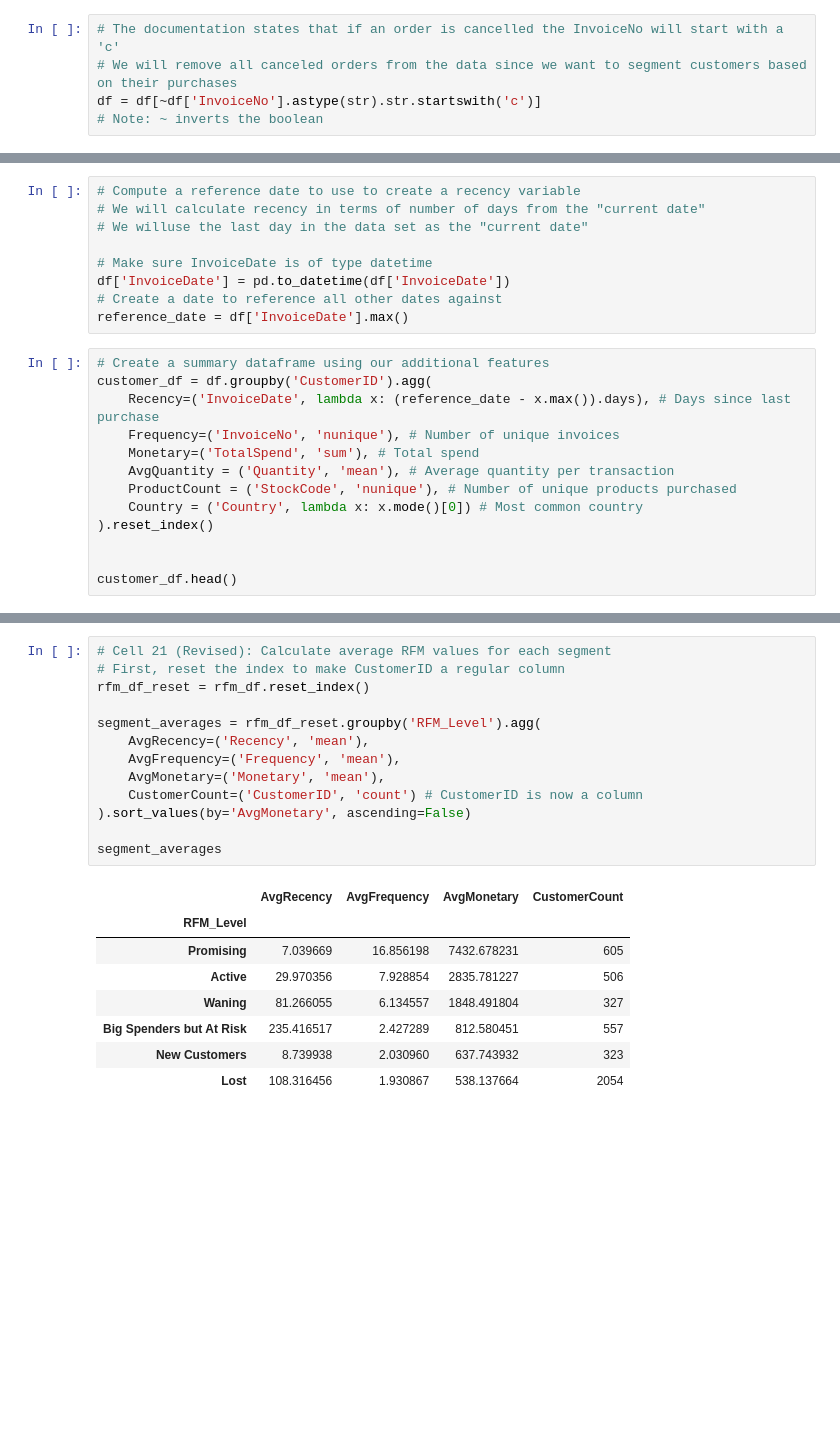
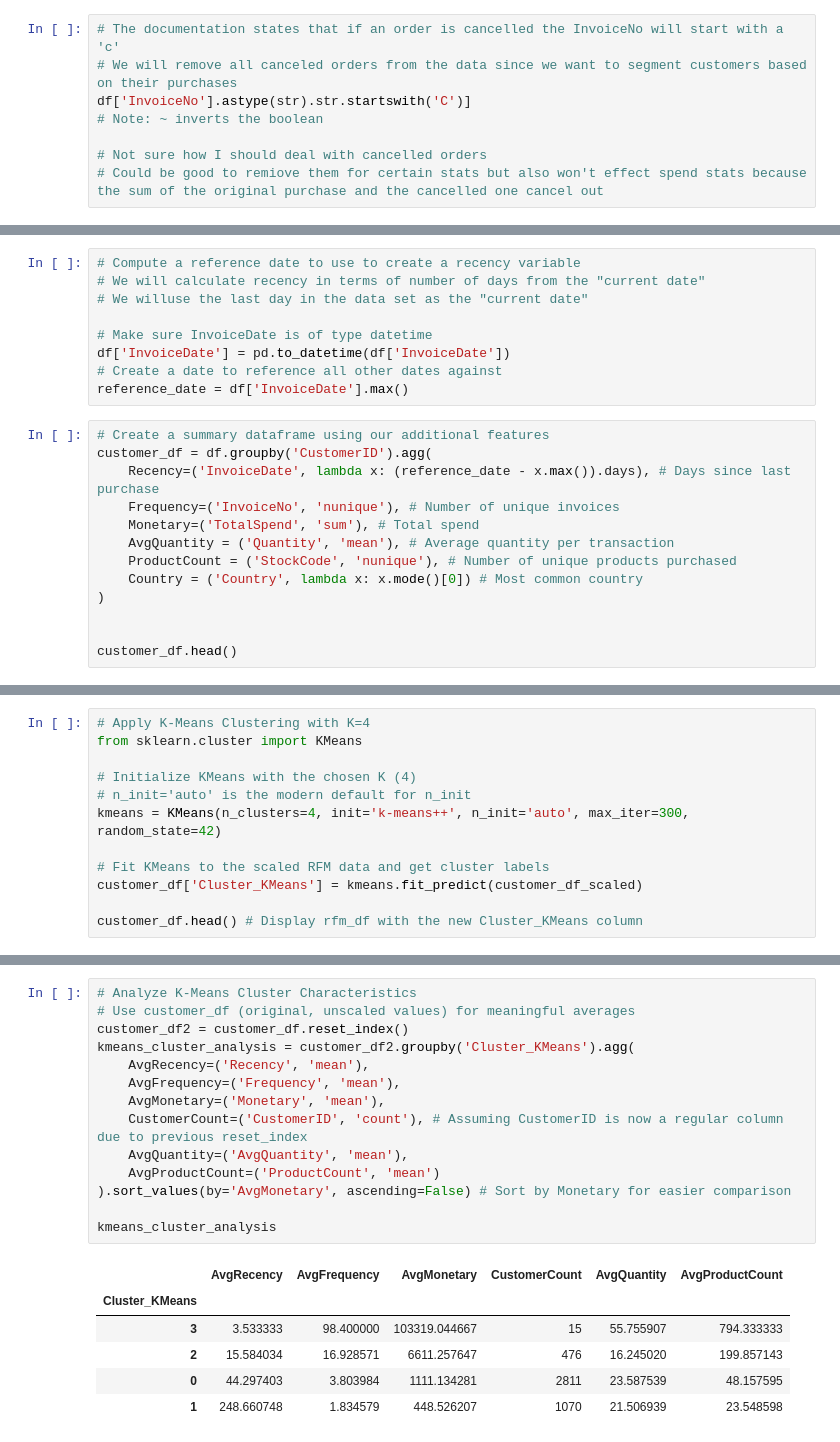
Before and after one commit to NikolaiMiranda/customer-segmentation-retail, a Jupyter notebook: customer_segmentation.ipynb, the cells around one changed output, grey strips where cells are left out. Drawn from its saved outputs; the diff is of its cells as text; blank space fills up the shorter version.

```diff
--- a/customer_segmentation.ipynb
+++ b/customer_segmentation.ipynb
@@ -78,5 +78,8 @@ dtype: int64
 # %%
 # The documentation states that if an order is cancelled the InvoiceNo will start with a 'c'
 # We will remove all canceled orders from the data since we want to segment customers based on their purchases
-df = df[~df['InvoiceNo'].astype(str).str.startswith('c')]
+df['InvoiceNo'].astype(str).str.startswith('C')]
 # Note: ~ inverts the boolean
+
+# Not sure how I should deal with cancelled orders
+# Could be good to remiove them for certain stats but also won't effect spend stats because the sum of the original purchase and the cancelled one cancel out
@@ -107,7 +183,7 @@ customer_df = df.groupby('CustomerID').agg(
     AvgQuantity = ('Quantity', 'mean'), # Average quantity per transaction
     ProductCount = ('StockCode', 'nunique'), # Number of unique products purchased
     Country = ('Country', lambda x: x.mode()[0]) # Most common country
-).reset_index()
+)
 
 
 customer_df.head()
@@ -257,0 +250,12 @@ rfm_df.head() # Display RFM DataFrame with the new RFM_Level
+# %%
+# Apply K-Means Clustering with K=4
+from sklearn.cluster import KMeans
+
+# Initialize KMeans with the chosen K (4)
+# n_init='auto' is the modern default for n_init
+kmeans = KMeans(n_clusters=4, init='k-means++', n_init='auto', max_iter=300, random_state=42)
+
+# Fit KMeans to the scaled RFM data and get cluster labels
+customer_df['Cluster_KMeans'] = kmeans.fit_predict(customer_df_scaled)
+
+customer_df.head() # Display rfm_df with the new Cluster_KMeans column
@@ -258,22 +270,21 @@ rfm_df.head() # Display RFM DataFrame with the new RFM_Level
 # %%
-# Cell 21 (Revised): Calculate average RFM values for each segment
-# First, reset the index to make CustomerID a regular column
-rfm_df_reset = rfm_df.reset_index()
-
-segment_averages = rfm_df_reset.groupby('RFM_Level').agg(
+# Analyze K-Means Cluster Characteristics
+# Use customer_df (original, unscaled values) for meaningful averages
+customer_df2 = customer_df.reset_index()
+kmeans_cluster_analysis = customer_df2.groupby('Cluster_KMeans').agg(
     AvgRecency=('Recency', 'mean'),
     AvgFrequency=('Frequency', 'mean'),
     AvgMonetary=('Monetary', 'mean'),
-    CustomerCount=('CustomerID', 'count') # CustomerID is now a column
-).sort_values(by='AvgMonetary', ascending=False)
+    CustomerCount=('CustomerID', 'count'), # Assuming CustomerID is now a regular column due to previous reset_index
+    AvgQuantity=('AvgQuantity', 'mean'),
+    AvgProductCount=('ProductCount', 'mean')
+).sort_values(by='AvgMonetary', ascending=False) # Sort by Monetary for easier comparison
 
-segment_averages
+kmeans_cluster_analysis
 # %% [output]
-|  | AvgRecency | AvgFrequency | AvgMonetary | CustomerCount |
-| RFM_Level |  |  |  |  |
-| Promising | 7.039669 | 16.856198 | 7432.678231 | 605 |
-| Active | 29.970356 | 7.928854 | 2835.781227 | 506 |
-| Waning | 81.266055 | 6.134557 | 1848.491804 | 327 |
-| Big Spenders but At Risk | 235.416517 | 2.427289 | 812.580451 | 557 |
-| New Customers | 8.739938 | 2.030960 | 637.743932 | 323 |
-| Lost | 108.316456 | 1.930867 | 538.137664 | 2054 |
+|  | AvgRecency | AvgFrequency | AvgMonetary | CustomerCount | AvgQuantity | AvgProductCount |
+| Cluster_KMeans |  |  |  |  |  |  |
+| 3 | 3.533333 | 98.400000 | 103319.044667 | 15 | 55.755907 | 794.333333 |
+| 2 | 15.584034 | 16.928571 | 6611.257647 | 476 | 16.245020 | 199.857143 |
+| 0 | 44.297403 | 3.803984 | 1111.134281 | 2811 | 23.587539 | 48.157595 |
+| 1 | 248.660748 | 1.834579 | 448.526207 | 1070 | 21.506939 | 23.548598 |
```
Also changed, not shown: parts of 30 cells of this notebook.
